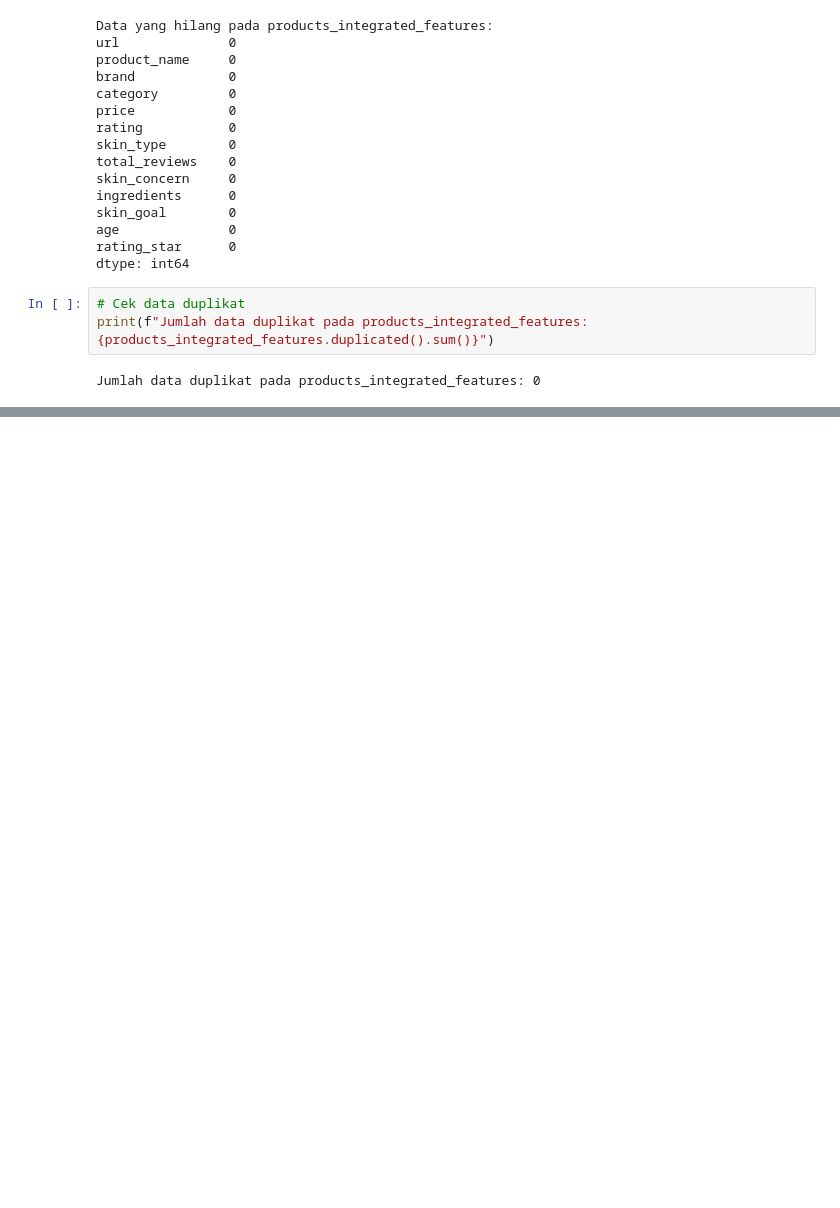
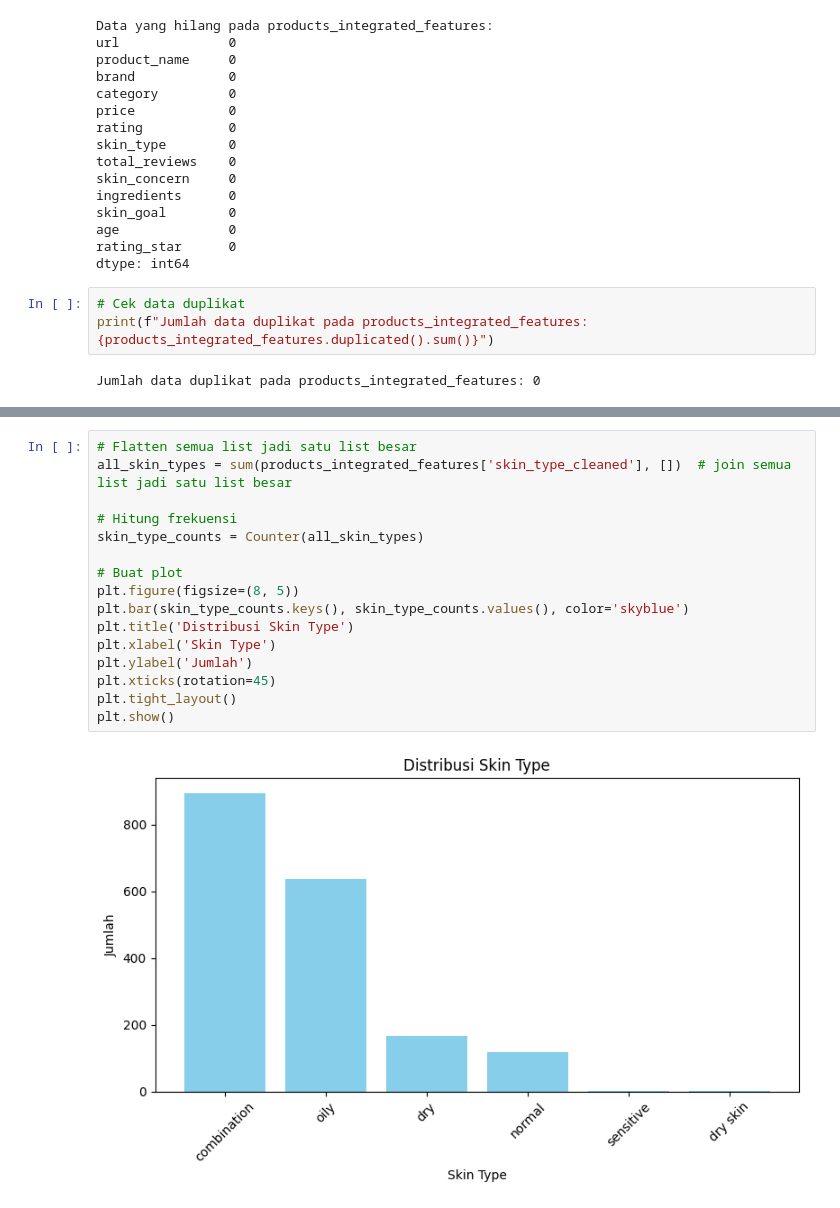
Before and after one commit to jasmeinalbr/Skinthesia-Model, a Jupyter notebook: notebooks/EDA_transform_result.ipynb, the cells around one changed output, grey strips where cells are left out. Saved outputs shown, nothing was run; the diff lists cells and outputs as text; blank space fills up the shorter version.

```diff
--- a/notebooks/EDA_transform_result.ipynb
+++ b/notebooks/EDA_transform_result.ipynb
@@ -233,0 +262,18 @@ plt.show()
+# %%
+# Flatten semua list jadi satu list besar
+all_skin_types = sum(products_integrated_features['skin_type_cleaned'], [])  # join semua list jadi satu list besar
+
+# Hitung frekuensi
+skin_type_counts = Counter(all_skin_types)
+
+# Buat plot
+plt.figure(figsize=(8, 5))
+plt.bar(skin_type_counts.keys(), skin_type_counts.values(), color='skyblue')
+plt.title('Distribusi Skin Type')
+plt.xlabel('Skin Type')
+plt.ylabel('Jumlah')
+plt.xticks(rotation=45)
+plt.tight_layout()
+plt.show()
+# %% [output]
+[figure, added]
```
Also changed, not shown: parts of 23 cells of this notebook, 2 other files.
